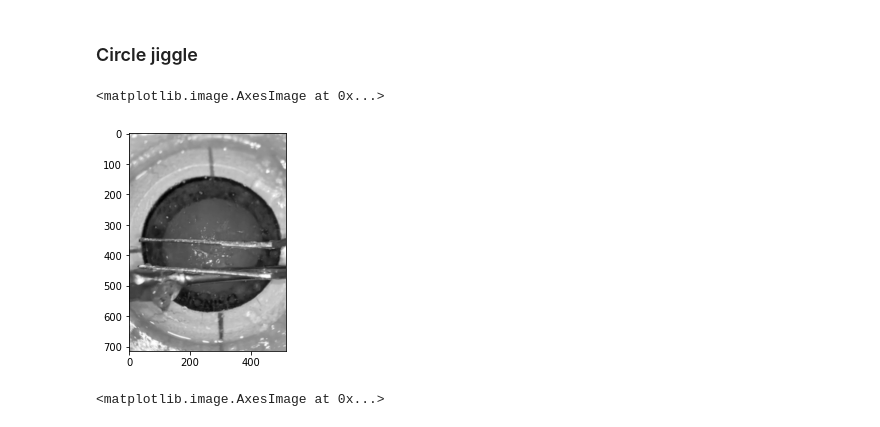
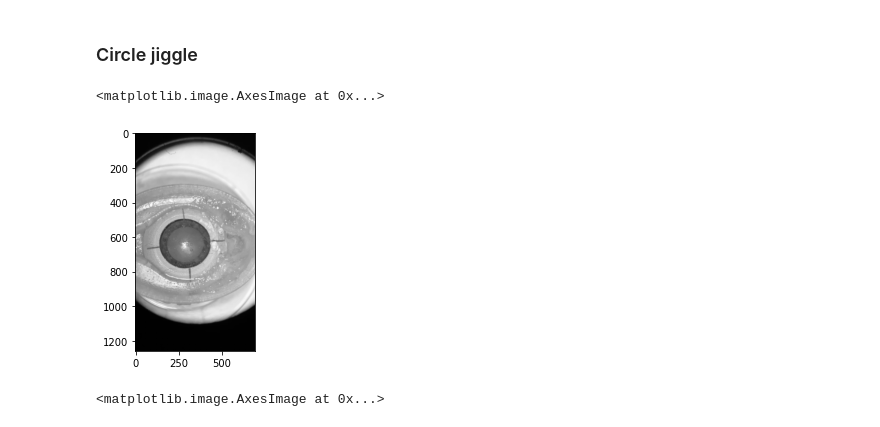
Before and after one commit to Custom-Surgical-GmbH/Cataract-Surgery-Training-Explorations, a Jupyter notebook: opencv_explorations/KFC tracker test.ipynb, the cells around one changed output. Cells and saved outputs as stored; diff of their text form; code cells hidden in the pictures.

```diff
--- a/opencv_explorations/KFC tracker test.ipynb
+++ b/opencv_explorations/KFC tracker test.ipynb
@@ -82,12 +81,12 @@ cv2.destroyAllWindows()
 # %% [markdown]
 ### Circle jiggle
 # %%
-im = cv2.imread('/Users/mirek/Desktop/test2.png')
+im = cv2.imread('/Users/mirek/Desktop/test3.png')
 im = cv2.cvtColor(im, cv2.COLOR_BGR2GRAY)
 plt.imshow(im, cmap='gray')
 # %% [output]
 <matplotlib.image.AxesImage at 0x...>
-[figure, old version]
+[figure, new version]
 # %%
 CORRECT_CIRCLE = np.array((265,370,235))
 INIT_CIRCLE = np.array((300,300,235))
```
Also changed, not shown: parts of 11 cells of this notebook, 4 other files.
